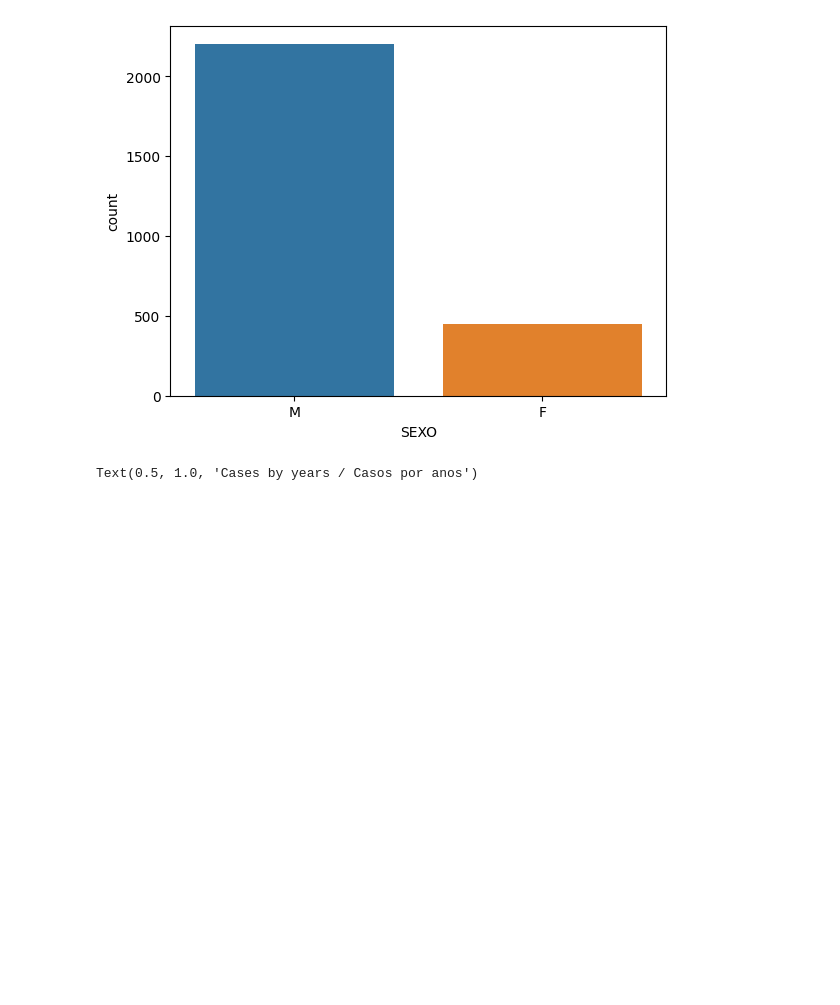
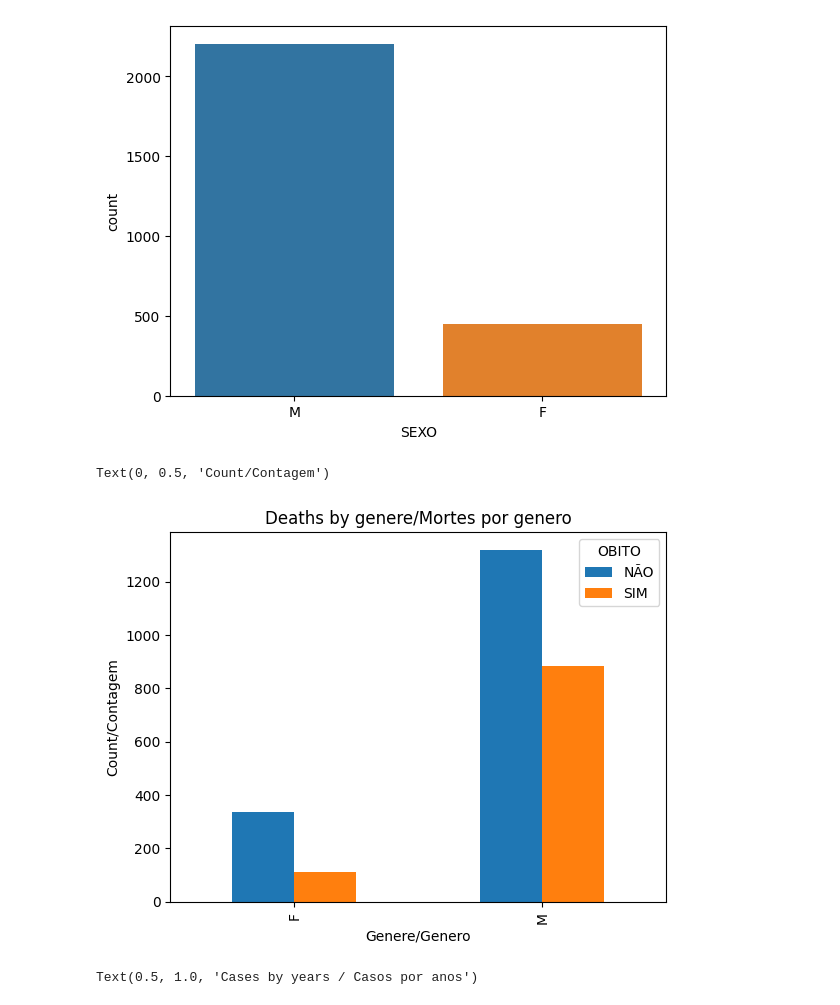
Before and after one commit to Muniz97/Yellow-fever-Febre-Amarela, a Jupyter notebook: 2 - Statistic/Yellow_Fever_Statistic.ipynb, the cells around one changed output. Drawn from its saved outputs; the diff is of its cells as text; code cells hidden in the pictures; blank space fills up the shorter version.

```diff
--- a/2 - Statistic/Yellow_Fever_Statistic.ipynb
+++ b/2 - Statistic/Yellow_Fever_Statistic.ipynb
@@ -81,6 +81,17 @@ sns.countplot(x = 'SEXO' , data = dados)
 # %% [output]
 <Axes: xlabel='SEXO', ylabel='count'>
 [figure]
+# %%
+contagem = dados.groupby(['SEXO','OBITO']).size().unstack(fill_value = 0)
+
+contagem.plot(kind='bar')
+
+plt.title('Deaths by genere/Mortes por genero')
+plt.xlabel('Genere/Genero')
+plt.ylabel('Count/Contagem')
+# %% [output]
+Text(0, 0.5, 'Count/Contagem')
+[figure, added]
 # %%
 import matplotlib.pyplot as plt
 # %%
```
Also changed, not shown: parts of 4 cells of this notebook.
